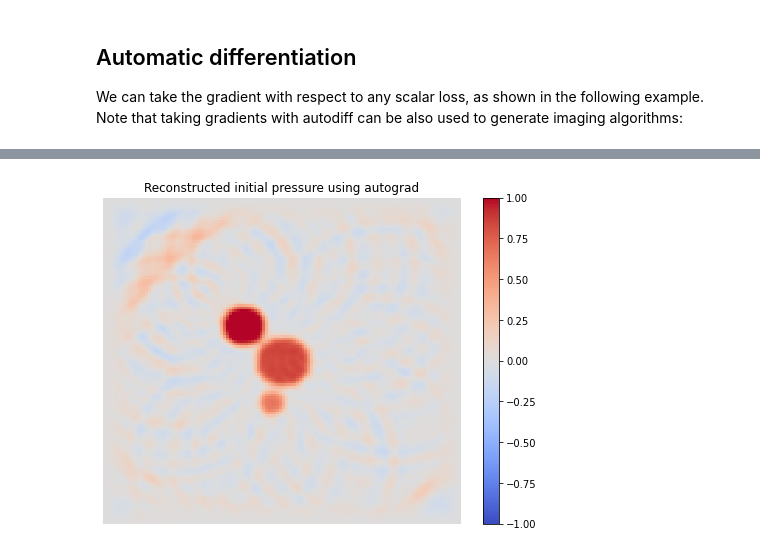
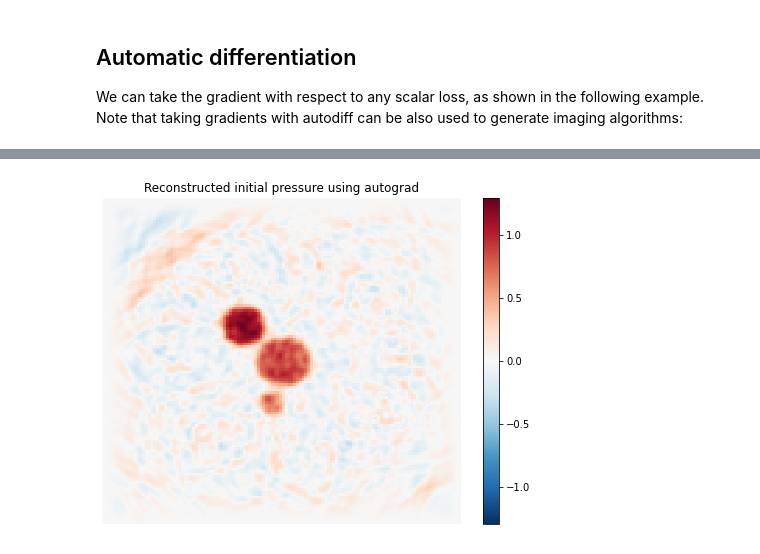
Before and after one commit to ucl-bug/jwave, a Jupyter notebook: docs/notebooks/homog_propagation_medium.ipynb, the cells around one changed output, grey strips where cells are left out. Drawn from its saved outputs; the diff is of its cells as text; code cells hidden in the pictures.

Commit message:
update recon algorithm, noisy data

```diff
--- a/docs/notebooks/homog_propagation_medium.ipynb
+++ b/docs/notebooks/homog_propagation_medium.ipynb
@@ -38,7 +38,7 @@ We also need to define a `TimeAxis` object, which defines the timestepping schem
 # %%
 from jwave.geometry import TimeAxis
 
-time_axis = TimeAxis.from_medium(medium, cfl=0.3)
+time_axis = TimeAxis.from_medium(medium, cfl=0.3, t_end=.8e-05)
 
 print("TimeAxis parameters:")
 TimeAxis.__annotations__
@@ -73,7 +73,7 @@ p0 = 5.*mask1 + 3.*mask2 + 4.*mask3
 def show_field(x, title="", vmax=None):
     plt.figure(figsize=(8,6))
     maxval = vmax or jnp.amax(jnp.abs(x))
-    plt.imshow(x, cmap="coolwarm", vmin=-maxval, vmax=maxval, interpolation='nearest', aspect='auto')
+    plt.imshow(x, cmap="RdBu_r", vmin=-maxval, vmax=maxval, interpolation='nearest', aspect='auto')
     plt.colorbar()
     plt.title(title)
     plt.axis("off")
@@ -131,3 +131,11 @@ plt.show()
 
 We can take the gradient with respect to any scalar loss, as shown in the following example.
 Note that taking gradients with autodiff can be also used to generate imaging algorithms:
+# %%
+from jwave.signal_processing import smooth
+
+noise = random.normal(random.PRNGKey(0), sensors_data.shape)
+for i in range(noise.shape[1]):
+    noise = noise.at[:,i].set(smooth(noise[:,i]))
+
+noisy_data = sensors_data + 0.5*noise
@@ -134,5 +150,6 @@ Note that taking gradients with autodiff can be also used to generate imaging al
 # %%
 from jax import grad
+from jax import random
 
 @jit # Compile the whole algorithm
 def lazy_time_reversal(p):
@@ -148,8 +165,9 @@ def lazy_time_reversal(p):
 
     return -p_grad
 
-recon_image = lazy_time_reversal(sensors_data)
+
+recon_image = lazy_time_reversal(noisy_data)
 # %%
-show_field(recon_image, 'Reconstructed initial pressure using autograd', vmax=1)
+show_field(recon_image, 'Reconstructed initial pressure using autograd')
 # %% [output]
-[figure, old version]
+[figure, new version]
```
Also changed, not shown: parts of 6 cells of this notebook.
